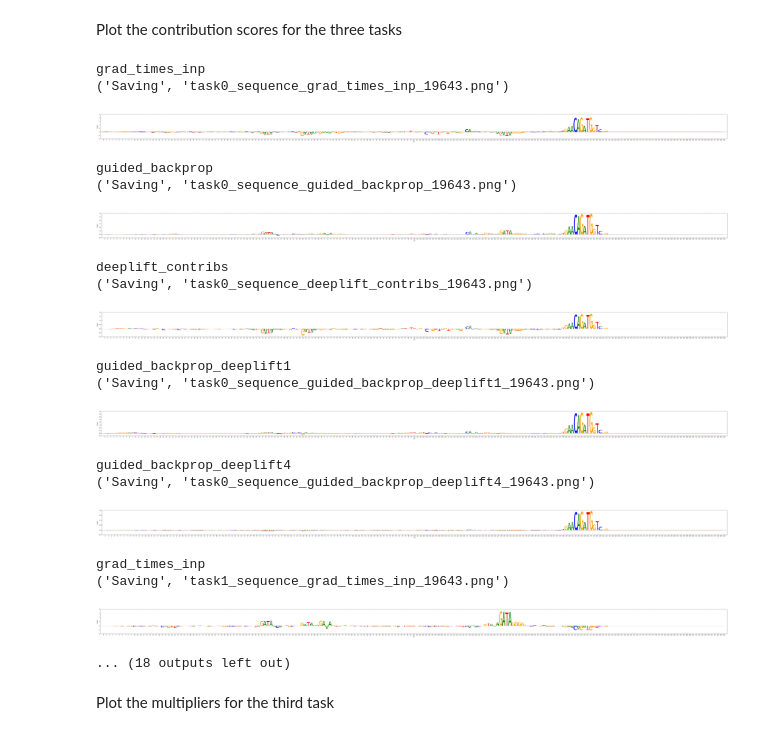
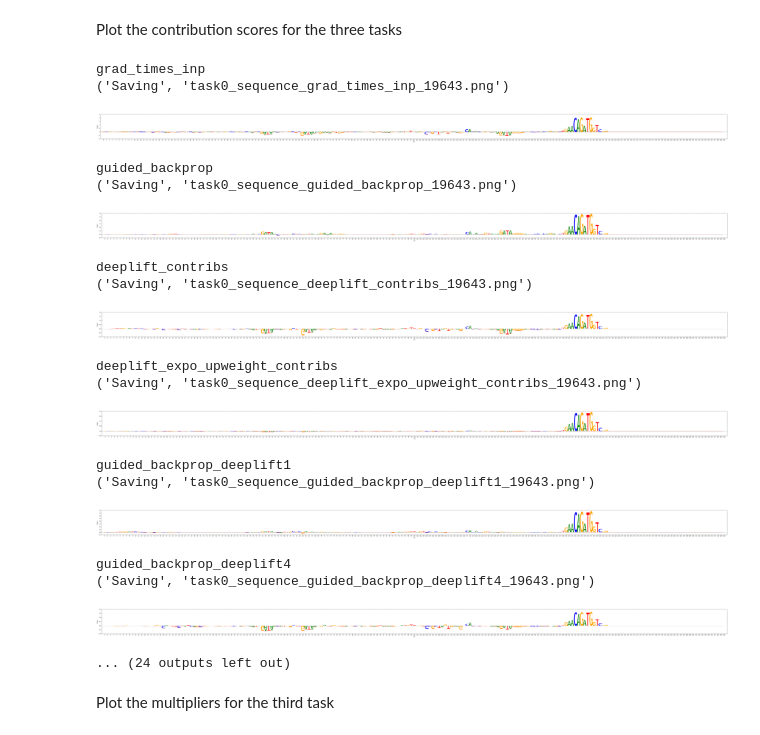
Before and after one commit to kundajelab/deeplift, a Jupyter notebook: examples/peytonsSimulatedGataModel/New DeepLIFT!.ipynb, the cells around one changed output. Drawn from its saved outputs; the diff is of its cells as text; code cells hidden in the pictures.

Commit message:
expo upweight code in

```diff
--- a/examples/peytonsSimulatedGataModel/New DeepLIFT!.ipynb
+++ b/examples/peytonsSimulatedGataModel/New DeepLIFT!.ipynb
@@ -126,36 +131,37 @@ Plot the contribution scores for the three tasks
 # %%
 for task in [0,1,2]:
     for (scores, scores_name) in [
                 #(deconv, 'deconv'),
                 (grad_times_inp, 'grad_times_inp'),
                 (guided_backprop, 'guided_backprop'),
                 (deeplift_contribs, 'deeplift_contribs'),
+                (deeplift_expo_upweight_contribs, 'deeplift_expo_upweight_contribs'),
                 #(deeplift_multipliers, 'deeplift_multipliers'),
                 (guided_backprop_deeplift1, 'guided_backprop_deeplift1'),
                 (guided_backprop_deeplift4, 'guided_backprop_deeplift4')]:
         print(scores_name)
         makePngOfSequenceDeepLIFTScores(scores[task][0]
                                     , pngName="task"+str(task)+"_sequence_"+scores_name+"_"+str(idx)+".png")
 # %% [output]
 grad_times_inp
 ('Saving', 'task0_sequence_grad_times_inp_19643.png')
 [figure]
 guided_backprop
 ('Saving', 'task0_sequence_guided_backprop_19643.png')
 [figure]
 deeplift_contribs
 ('Saving', 'task0_sequence_deeplift_contribs_19643.png')
 [figure]
-guided_backprop_deeplift1
-('Saving', 'task0_sequence_guided_backprop_deeplift1_19643.png')
+deeplift_expo_upweight_contribs
+('Saving', 'task0_sequence_deeplift_expo_upweight_contribs_19643.png')
 [figure]
-guided_backprop_deeplift4
-('Saving', 'task0_sequence_guided_backprop_deeplift4_19643.png')
+guided_backprop_deeplift1
+('Saving', 'task0_sequence_guided_backprop_deeplift1_19643.png')
 [figure]
-grad_times_inp
-('Saving', 'task1_sequence_grad_times_inp_19643.png')
+guided_backprop_deeplift4
+('Saving', 'task0_sequence_guided_backprop_deeplift4_19643.png')
-[figure, old version]
+[figure, new version]
-... (18 outputs left out)
+... (24 outputs left out)
 # %% [markdown]
 Plot the multipliers for the third task
 # %%
```
Also changed, not shown: parts of 4 cells of this notebook, 12 other files.
